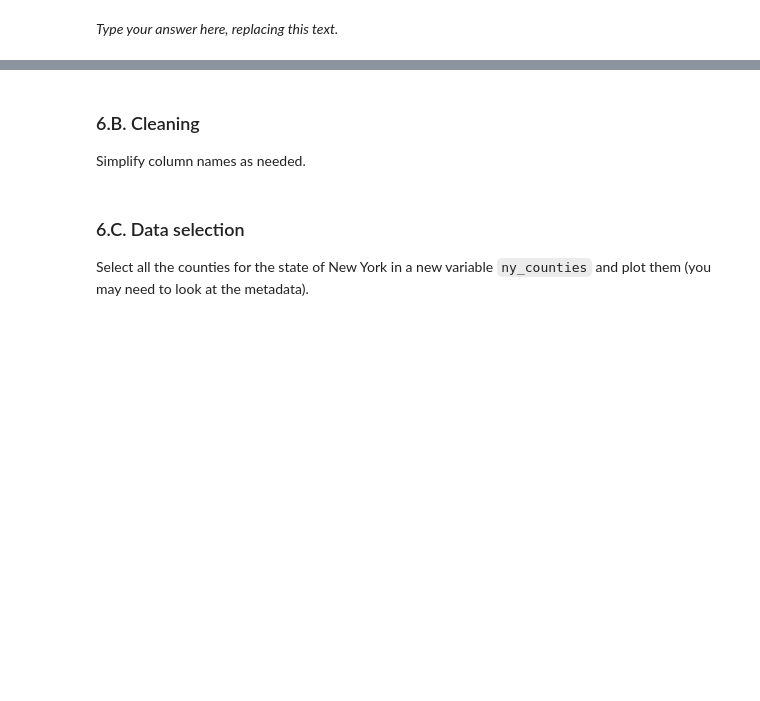
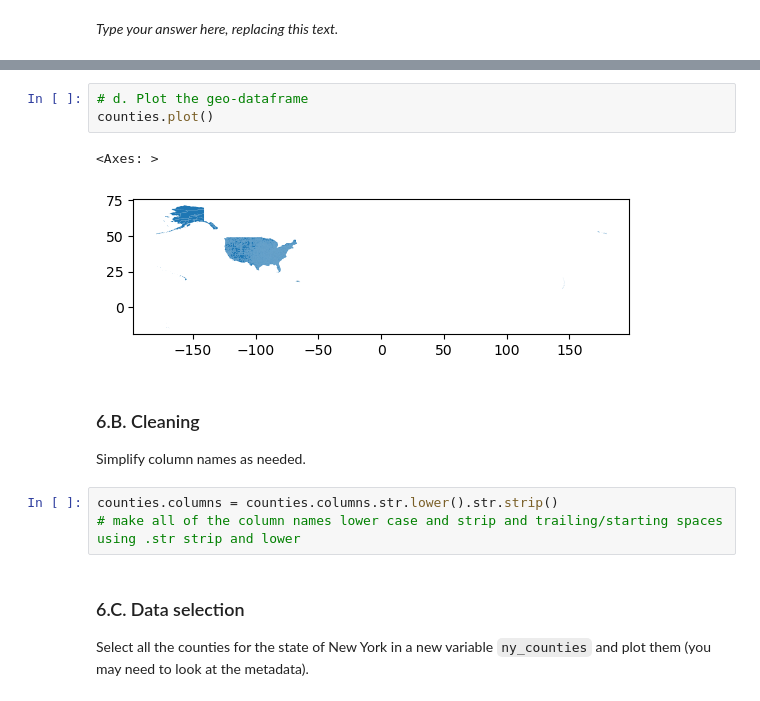
Before and after one commit to michaeladennis/eds220-hwk3, a Jupyter notebook: hwk3-task2-spills.ipynb, the cells around one changed output, grey strips where cells are left out. Drawn from its saved outputs; the diff is of its cells as text; blank space fills up the shorter version.

```diff
--- a/hwk3-task2-spills.ipynb
+++ b/hwk3-task2-spills.ipynb
@@ -408,3 +437,9 @@ counties.head()
+# %%
+# d. Plot the geo-dataframe
+counties.plot()
+# %% [output]
+<Axes: >
+[figure, added]
 # %% [markdown]
 <!-- END QUESTION -->
 
@@ -413,6 +448,9 @@ counties.head()
 ### 6.B. Cleaning
 
 Simplify column names as needed.
+# %%
+counties.columns = counties.columns.str.lower().str.strip()
+# make all of the column names lower case and strip and trailing/starting spaces using .str strip and lower
 # %% [markdown]
 <!-- END QUESTION -->
 
```
Also changed, not shown: parts of 30 cells of this notebook.
